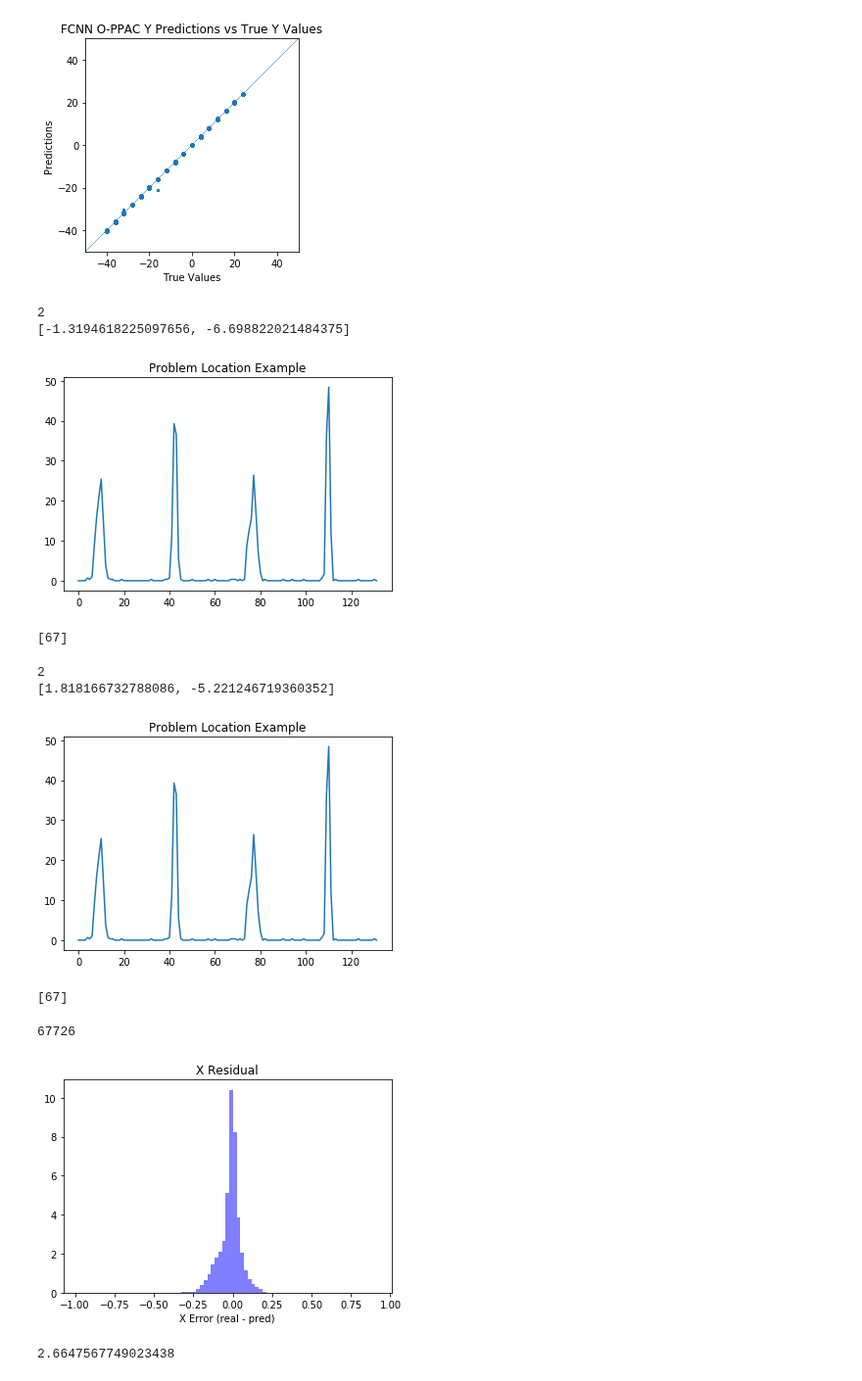
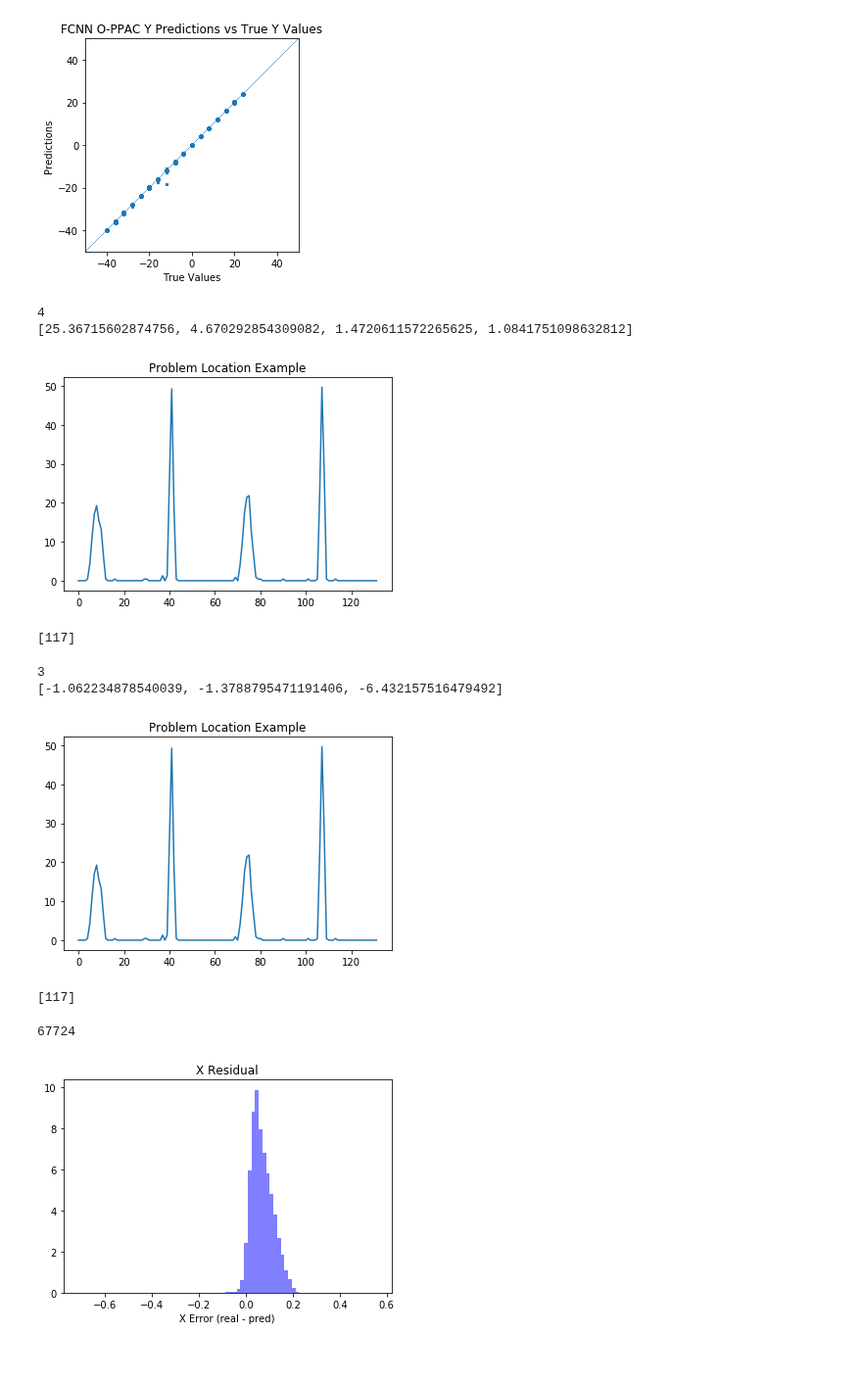
Before and after one commit to krober4771/O-PPAC-REU-2020, a Jupyter notebook: Compare FCNN to Gaussian Model.ipynb, the cells around one changed output. Shown at 98% size. Saved outputs shown, nothing was run; the diff lists cells and outputs as text; code cells hidden in the pictures.

```diff
--- a/Compare FCNN to Gaussian Model.ipynb
+++ b/Compare FCNN to Gaussian Model.ipynb
@@ -127,7 +133,7 @@ FCNN_model.compile(optimizer = tf.keras.optimizers.Adam(learning_rate=0.001),
               metrics=['mae', 'mse'])
 # %%
 FCNN_history = FCNN_model.fit(train_data, train_labels,
-                    epochs=60,
+                    epochs=120,
                     batch_size = 32,
                     #callbacks = [callback],
                     validation_split = 0.3
@@ -245,11 +251,11 @@ xerror_list.sort(reverse = True)
 print(len(xerror_list))
 print(xerror_list)
 # %% [output]
-2
-[-1.3194618225097656, -6.698822021484375]
+4
+[25.36715602874756, 4.670292854309082, 1.4720611572265625, 1.0841751098632812]
 # %%
 #graph the location of areas with larger x-error; uses unshuffled data from above
-bad_xvalue = -6.698822021484375
+bad_xvalue = 25.36715602874756
 x_test_locat = x_error.index(bad_xvalue)
 
 plt.title('Problem Location Example')
@@ -262,8 +268,8 @@ y_locat = np.where(y_pos == (np.array(y_test[x_error.index(bad_xvalue)])))
 
 print(np.intersect1d(x_locat, y_locat))
 # %% [output]
-[figure, old version]
+[figure, new version]
-[67]
+[117]
 # %%
 #to find the locations of largest error within my predicted y values (same as the x code above but specific to y)
 y_error = []
@@ -277,11 +283,11 @@ yerror_list.sort(reverse = True)
 print(len(yerror_list))
 print(yerror_list)
 # %% [output]
-2
-[1.818166732788086, -5.221246719360352]
+3
+[-1.062234878540039, -1.3788795471191406, -6.432157516479492]
 # %%
 #graph the location of areas with larger error (bad_yvalue must come from y-prediction)
-bad_yvalue = -5.221246719360352
+bad_yvalue = -6.432157516479492
 y_test_locat = y_error.index(bad_yvalue)
 
 plt.title('Problem Location Example')
@@ -294,40 +300,29 @@ y_locat = np.where(y_pos == (np.array(y_test[y_error.index(bad_yvalue)])))
 
 print(np.intersect1d(x_locat, y_locat))
 # %% [output]
-[figure, old version]
+[figure, new version]
-[67]
+[117]
 # %%
 #residue plot of x-error from the FCNN model
 x_error = []
 
 for i in range(x_pred.shape[0]):
     x_error_test = x_pred[i] - x_test[i]
     x_error.append(x_error_test)
 
 error_list_x = [i for i in x_error if abs(i) <= 1]
 print(len(error_list_x))
 
 num_bins_x = 81
 # the histogram of the data
 n, bins, patches = plt.hist(error_list_x, num_bins_x, density=1, facecolor='blue', alpha=0.5)
 
 plt.xlabel('X Error (real - pred)')
 plt.title(r'X Residual')
 plt.show()
-
-
-#calculate percent error
-x_abs_error = []
-for i in range(x_pred.shape[0]):
-    x_abs_error_test = abs(x_pred[i] - x_test[i])
-    x_abs_error.append(x_error_test)
-
-x_perc_error = abs((sum(x_abs_error)/len(x_abs_error))*100)
-print(x_perc_error)
 # %% [output]
-67726
+67724
-[figure, old version]
+[figure, new version]
-2.6647567749023438
 # %%
 #residue plot of y-error from the FCNN model
 y_error = []
```
Also changed, not shown: parts of 36 cells of this notebook, 5 other files.
